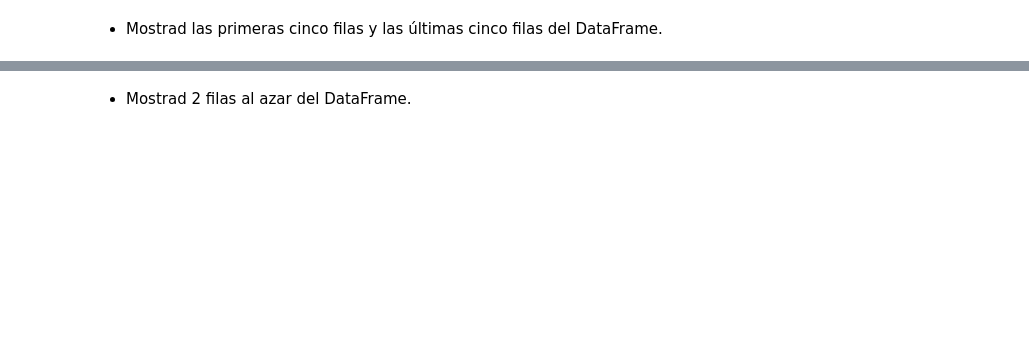
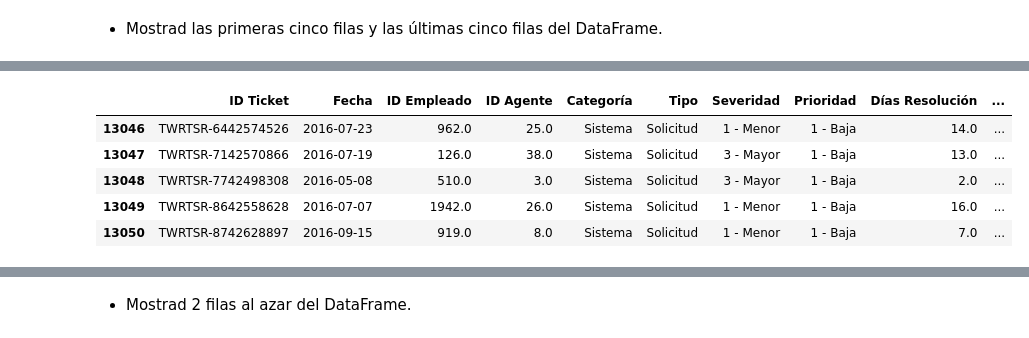
Before and after one commit to Adalab/promo-d-da-modulo2-sprint1-cassia-maitane, a Jupyter notebook: pandas/Pandas-III-metodos-pandas.ipynb, the cells around one changed output, grey strips where cells are left out. Drawn from its saved outputs; the diff is of its cells as text; code cells hidden in the pictures; blank space fills up the shorter version.

```diff
--- a/pandas/Pandas-III-metodos-pandas.ipynb
+++ b/pandas/Pandas-III-metodos-pandas.ipynb
@@ -14,0 +241,9 @@
+# %%
+df_2016.tail()
+# %% [output]
+|  | ID Ticket | Fecha | ID Empleado | ID Agente | Categoría | Tipo | Severidad | Prioridad | Días Resolución | ... |
+| 13046 | TWRTSR-6442574526 | 2016-07-23 | 962.0 | 25.0 | Sistema | Solicitud | 1 - Menor | 1 - Baja | 14.0 | ... |
+| 13047 | TWRTSR-7142570866 | 2016-07-19 | 126.0 | 38.0 | Sistema | Solicitud | 3 - Mayor | 1 - Baja | 13.0 | ... |
+| 13048 | TWRTSR-7742498308 | 2016-05-08 | 510.0 | 3.0 | Sistema | Solicitud | 3 - Mayor | 1 - Baja | 2.0 | ... |
+| 13049 | TWRTSR-8642558628 | 2016-07-07 | 1942.0 | 26.0 | Sistema | Solicitud | 1 - Menor | 1 - Baja | 16.0 | ... |
+| 13050 | TWRTSR-8742628897 | 2016-09-15 | 919.0 | 8.0 | Sistema | Solicitud | 1 - Menor | 1 - Baja | 7.0 | ... |
```
Also changed, not shown: parts of 26 cells of this notebook.
